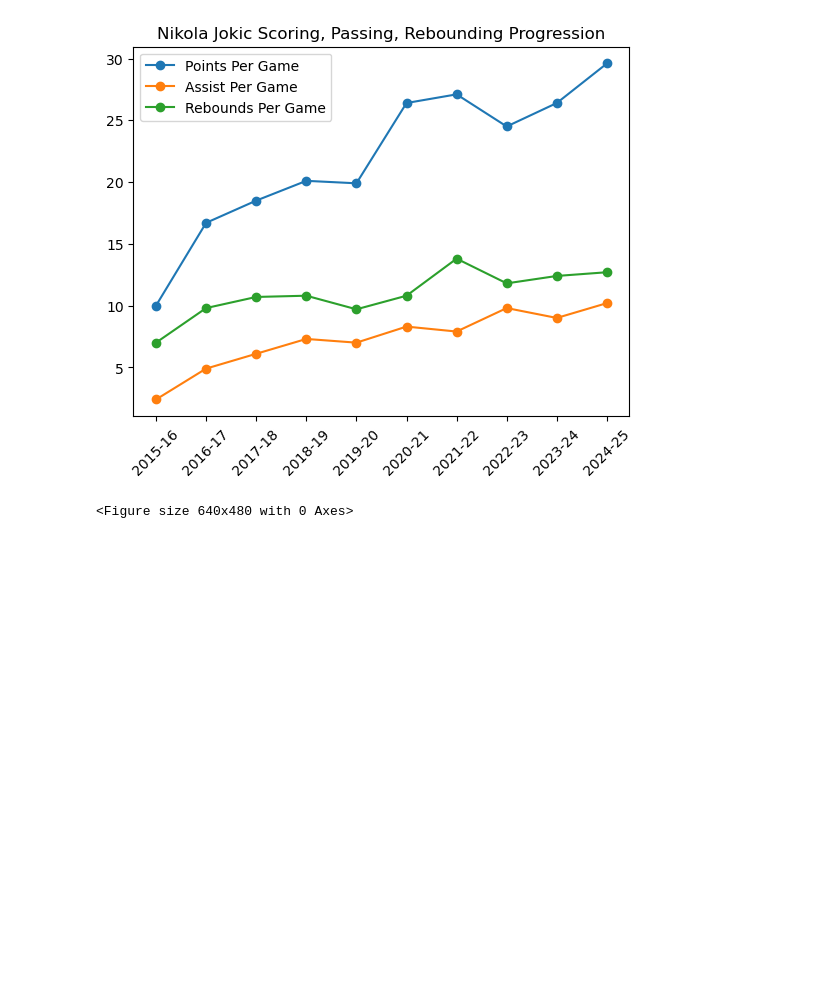
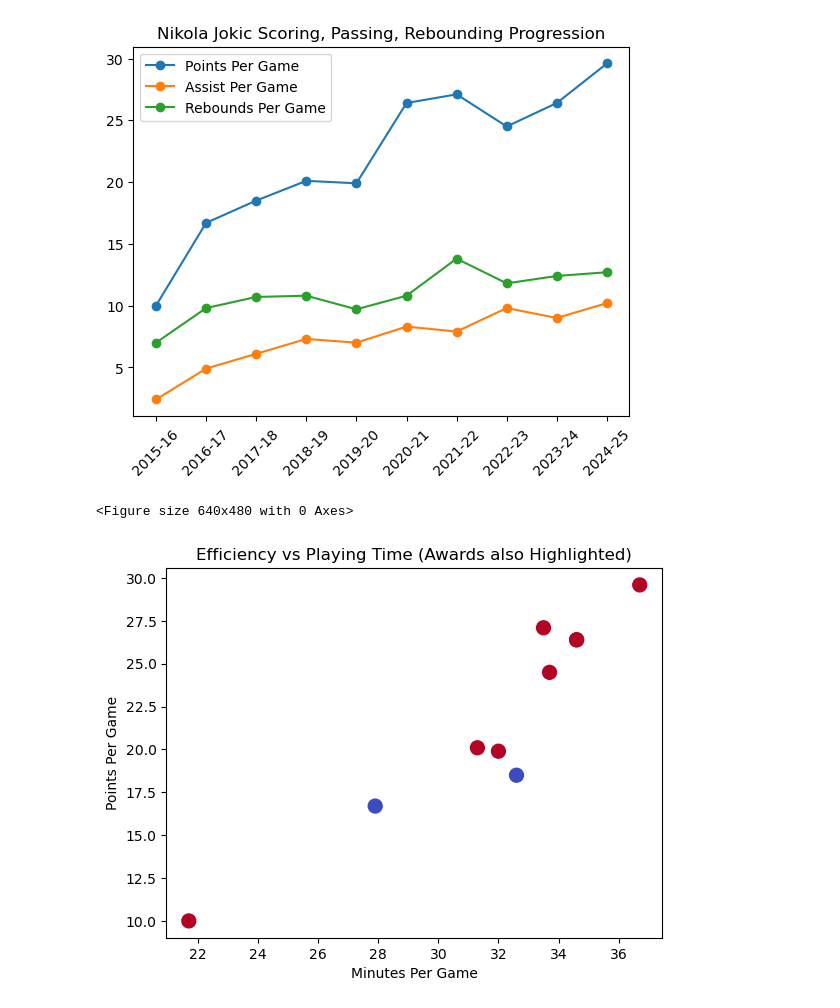
Before and after one commit to cchum/Jokic-analysis-, a Jupyter notebook: jokic.ipynb, the cells around one changed output. Saved outputs shown, nothing was run; the diff lists cells and outputs as text; code cells hidden in the pictures; blank space fills up the shorter version.

Commit message:
final plot

```diff
--- a/jokic.ipynb
+++ b/jokic.ipynb
@@ -157,7 +157,10 @@ plt.clf()
 [figure]
 <Figure size 640x480 with 0 Axes>
 # %%
-plt.scatterplot(data['MP'], data['PTS'],c=data['Has award'], cmap='coolwarm', s=100)
+plt.scatter(data['MP'], data['PTS'],c=data['Has award'], cmap='coolwarm', s=100)
 plt.xlabel('Minutes Per Game')
 plt.ylabel('Points Per Game')
-plt.title('Effe')
+plt.title('Efficiency vs Playing Time (Awards also Highlighted)')
+plt.show()
+# %% [output]
+[figure, added]
```
Also changed, not shown: parts of 1 cell of this notebook.
